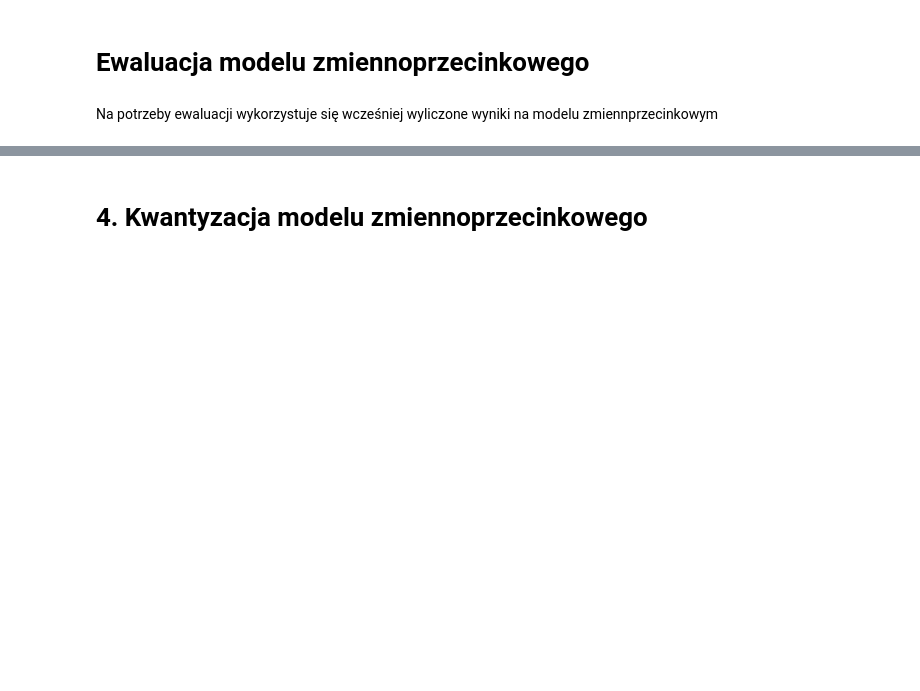
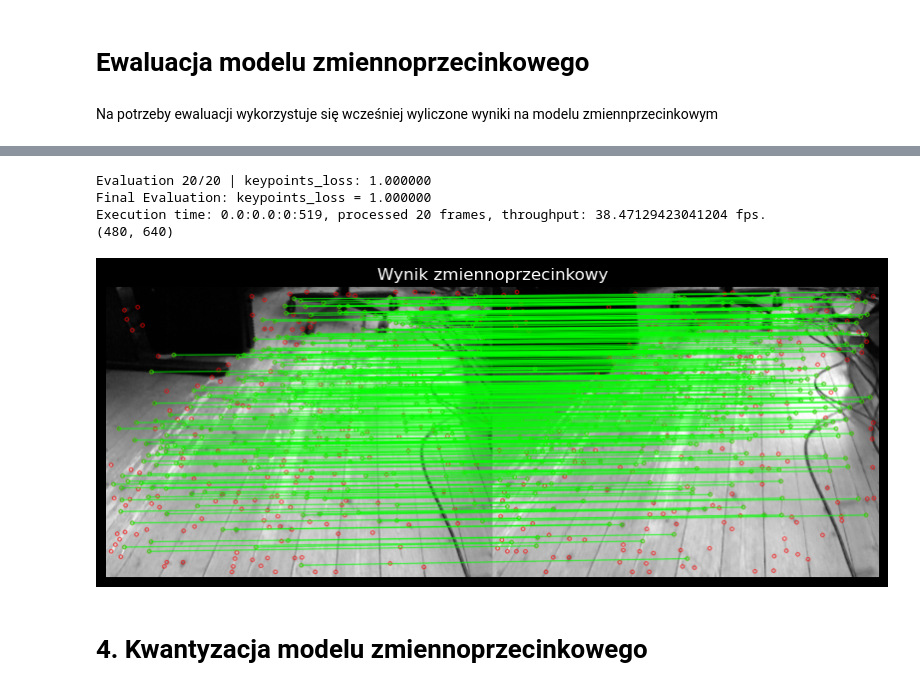
Before and after one commit to Mateusz-Smolarczyk-AGH/SuperPoint, a Jupyter notebook: kria_evaluation/quantize_sp_magicleap.ipynb, the cells around one changed output, grey strips where cells are left out. Drawn from its saved outputs; the diff is of its cells as text; code cells hidden in the pictures; blank space fills up the shorter version.

```diff
--- a/kria_evaluation/quantize_sp_magicleap.ipynb
+++ b/kria_evaluation/quantize_sp_magicleap.ipynb
@@ -428,7 +785,13 @@ visualize(float_model, "data/", "Originalny wynik", image_size=image_size)
 # %%
 # You can evaluate your floating point model first
 evaluate(model, test_loader, device, model.conf)
-visualize(float_model,"", "Wynik zmiennoprzecinkowy")
+visualize(float_model,"data_pt/", "Wynik zmiennoprzecinkowy")
+# %% [output]
+Evaluation 20/20 | keypoints_loss: 1.000000
+Final Evaluation: keypoints_loss = 1.000000
+Execution time: 0.0:0.0:0:519, processed 20 frames, throughput: 38.47129423041204 fps.
+(480, 640)
+[figure, added]
 # %% [markdown]
 # 4. Kwantyzacja modelu zmiennoprzecinkowego
 # %%
```
Also changed, not shown: parts of 23 cells of this notebook, 1 other file.
